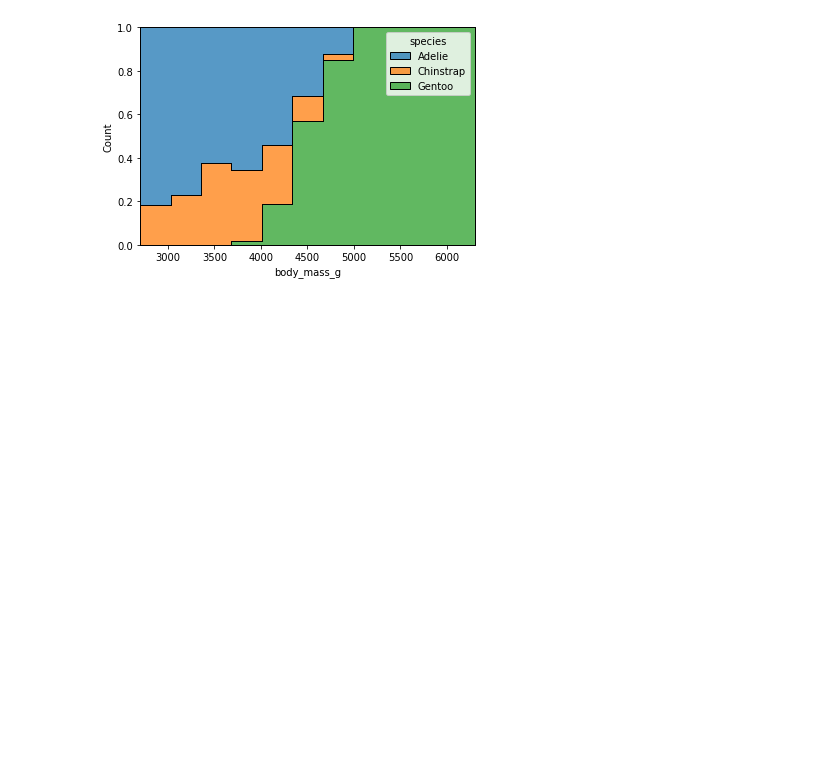
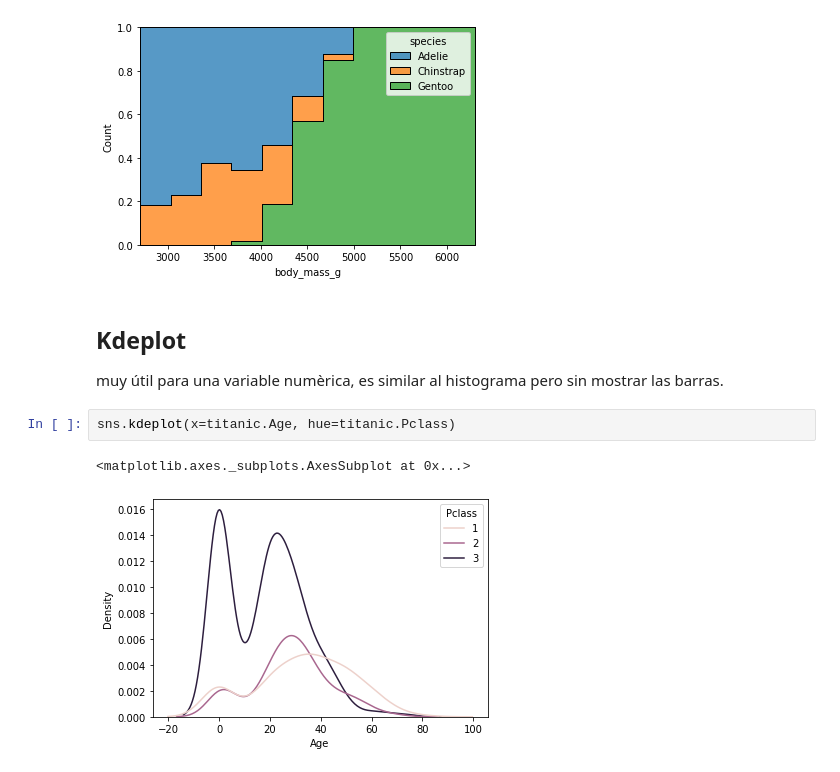
Before and after one commit to talitacardenas/The_Bridge_School_DataScience_PT, a Jupyter notebook: 02_DataAnalysis/labs/Pandas/10_Visualización_de_datos_Python_con_Matplotlib_Seaborn.ipynb, the cells around one changed output. Cells and saved outputs as stored; diff of their text form; blank space fills up the shorter version.

```diff
--- a/02_DataAnalysis/labs/Pandas/10_Visualización_de_datos_Python_con_Matplotlib_Seaborn.ipynb
+++ b/02_DataAnalysis/labs/Pandas/10_Visualización_de_datos_Python_con_Matplotlib_Seaborn.ipynb
@@ -404,3 +406,12 @@ sns.histplot(x=penguins.body_mass_g, hue=penguins.species, element="step", multi
 # %% [output]
 <matplotlib.axes._subplots.AxesSubplot at 0x...>
 [figure]
+# %% [markdown]
+## Kdeplot
+
+muy útil para una variable numèrica, es similar al histograma pero sin mostrar las barras.
+# %%
+sns.kdeplot(x=titanic.Age, hue=titanic.Pclass)
+# %% [output]
+<matplotlib.axes._subplots.AxesSubplot at 0x...>
+[figure, added]
```
Also changed, not shown: parts of 38 cells of this notebook.
